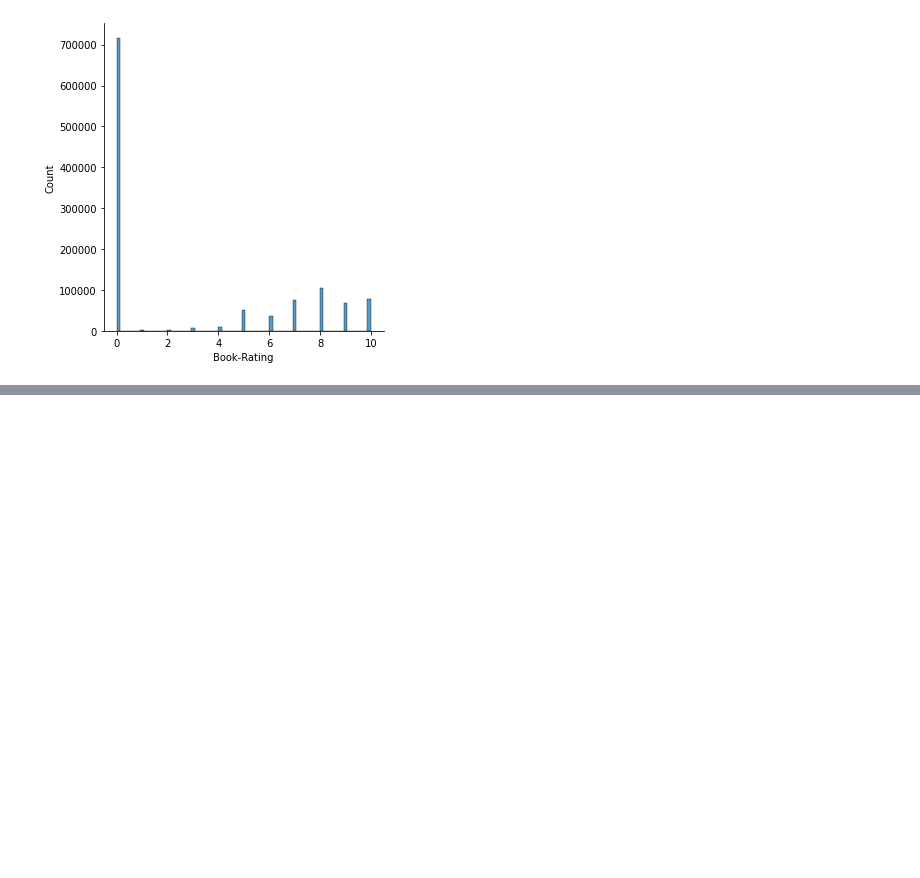
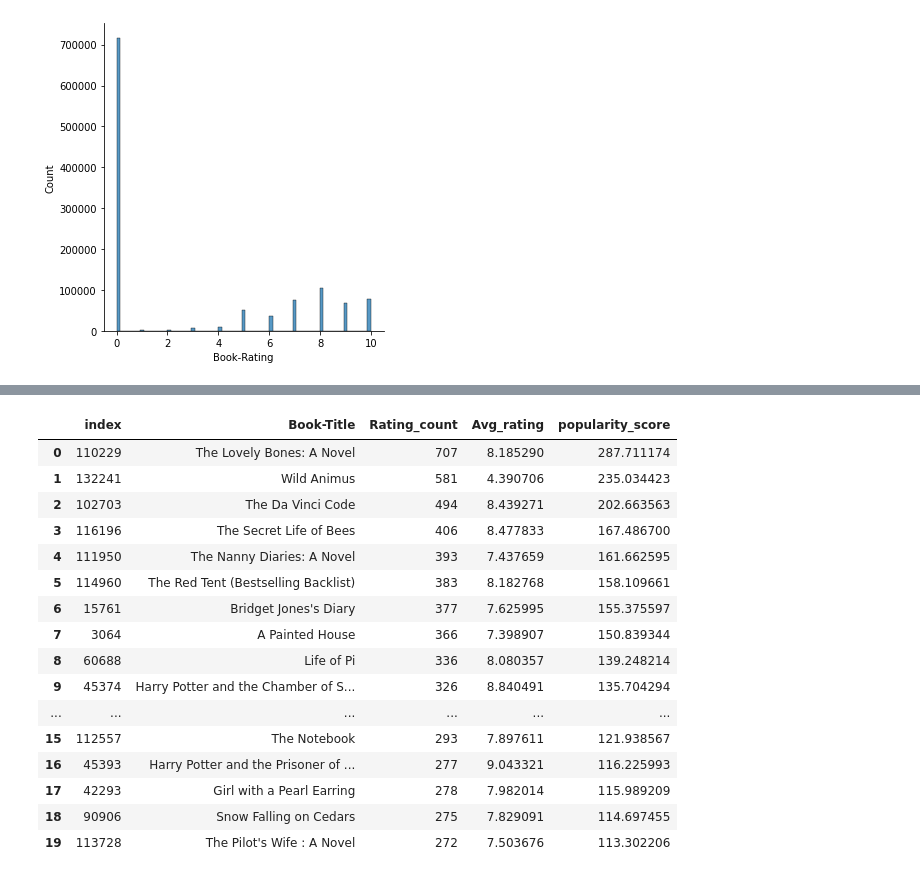
Before and after one commit to mukteshsingh95/Book-Recommendation-System, a Jupyter notebook: Book_Recommendation_System.ipynb, the cells around one changed output, grey strips where cells are left out. Drawn from its saved outputs; the diff is of its cells as text; code cells hidden in the pictures; blank space fills up the shorter version.

```diff
--- a/Book_Recommendation_System.ipynb
+++ b/Book_Recommendation_System.ipynb
@@ -430,0 +721,4 @@ sns.displot(rating_df['Book-Rating'])
+# %%
+#Merging num_rating and avg_rating dataframes on Book-Title column
+popular_book_df = num_rating.merge(avg_rating,on='Book-Title')
+popular_book_df
@@ -430,0 +739,4 @@ sns.displot(rating_df['Book-Rating'])
+# %%
+#book with more than 200 review
+popular_book_df = popular_book_df[popular_book_df['Rating_count']>=200]
+popular_book_df
@@ -430,0 +761,10 @@ sns.displot(rating_df['Book-Rating'])
+# %%
+#popularity_score=0.7*Avg_rating+0.3*Rating_count
+def popularity_score(df):
+  ''' Function to give a popularity score to each observation
+      using the formula popularity_score=0.7*Avg_rating+0.3*Rating_count'''
+  df['popularity_score']=0.6*df['Avg_rating']+0.4*df['Rating_count']
+  return df
+# %%
+popular_book=popularity_score(popular_book_df)
+popular_book
@@ -430,0 +789,22 @@ sns.displot(rating_df['Book-Rating'])
+# %%
+#top 20 recommended book in terms of popularity
+Most_popular_book=popular_book.sort_values(by='popularity_score',ascending=False).head(20).reset_index()
+Most_popular_book
+# %% [output]
+|  | index | Book-Title | Rating_count | Avg_rating | popularity_score |
+| 0 | 110229 | The Lovely Bones: A Novel | 707 | 8.185290 | 287.711174 |
+| 1 | 132241 | Wild Animus | 581 | 4.390706 | 235.034423 |
+| 2 | 102703 | The Da Vinci Code | 494 | 8.439271 | 202.663563 |
+| 3 | 116196 | The Secret Life of Bees | 406 | 8.477833 | 167.486700 |
+| 4 | 111950 | The Nanny Diaries: A Novel | 393 | 7.437659 | 161.662595 |
+| 5 | 114960 | The Red Tent (Bestselling Backlist) | 383 | 8.182768 | 158.109661 |
+| 6 | 15761 | Bridget Jones's Diary | 377 | 7.625995 | 155.375597 |
+| 7 | 3064 | A Painted House | 366 | 7.398907 | 150.839344 |
+| 8 | 60688 | Life of Pi | 336 | 8.080357 | 139.248214 |
+| 9 | 45374 | Harry Potter and the Chamber of S... | 326 | 8.840491 | 135.704294 |
+| ... | ... | ... | ... | ... | ... |
+| 15 | 112557 | The Notebook | 293 | 7.897611 | 121.938567 |
+| 16 | 45393 | Harry Potter and the Prisoner of ... | 277 | 9.043321 | 116.225993 |
+| 17 | 42293 | Girl with a Pearl Earring | 278 | 7.982014 | 115.989209 |
+| 18 | 90906 | Snow Falling on Cedars | 275 | 7.829091 | 114.697455 |
+| 19 | 113728 | The Pilot's Wife : A Novel | 272 | 7.503676 | 113.302206 |
```
Also changed, not shown: parts of 46 cells of this notebook.
